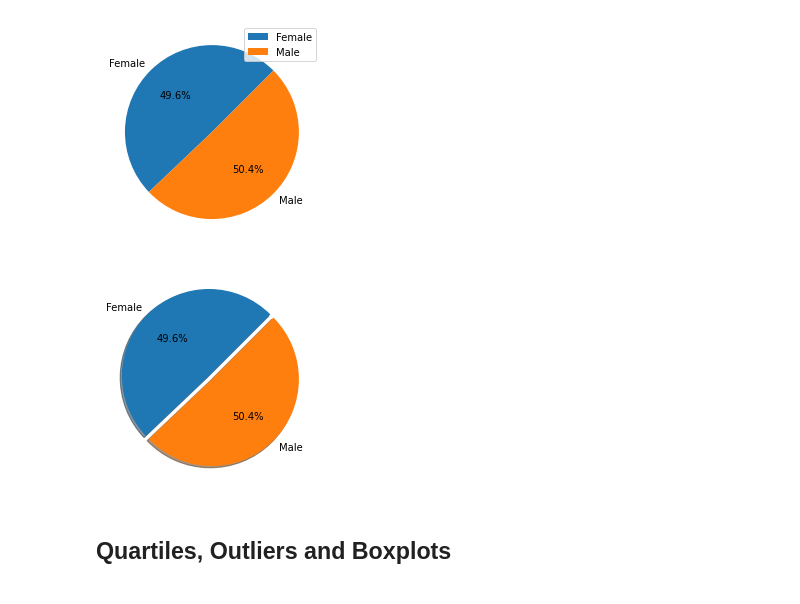
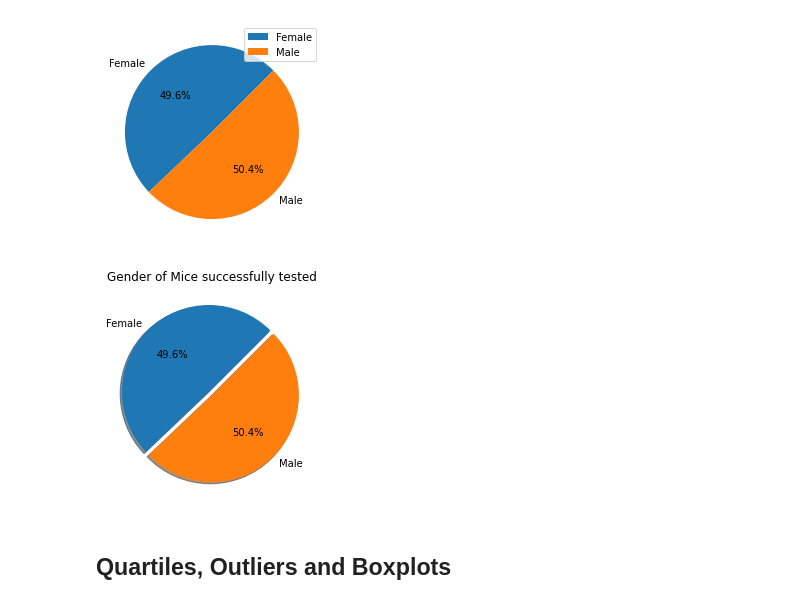
Before and after one commit to thatpatchguy/Bootcamp, a Jupyter notebook: MatPlotLib/05-Matplotlib_Homework_Instructions_Pymaceuticals_pymaceuticals_starter.ipynb, the cells around one changed output. Drawn from its saved outputs; the diff is of its cells as text; code cells hidden in the pictures.

```diff
--- a/MatPlotLib/05-Matplotlib_Homework_Instructions_Pymaceuticals_pymaceuticals_starter.ipynb
+++ b/MatPlotLib/05-Matplotlib_Homework_Instructions_Pymaceuticals_pymaceuticals_starter.ipynb
@@ -174,9 +175,10 @@ gender_counts.plot(kind='pie', startangle=45, legend = True, autopct="%1.1f%%",
 # %%
 # Generate a pie plot showing the distribution of female versus male mice using pyplot
 plt.pie(gender_counts, explode = [.05,0], autopct="%1.1f%%", startangle=45, shadow = True, labels=['Female','Male'])
+plt.title('Gender of Mice successfully tested')
 plt.show()
 # %% [output]
-[figure, old version]
+[figure, new version]
 # %% [markdown]
 ## Quartiles, Outliers and Boxplots
 # %%
```
Also changed, not shown: parts of 7 cells of this notebook.
